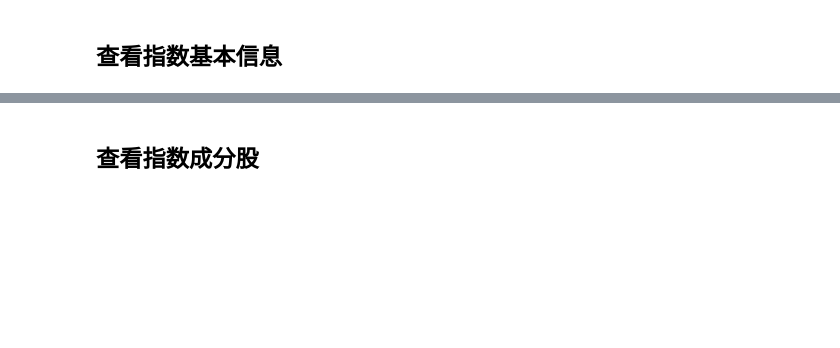
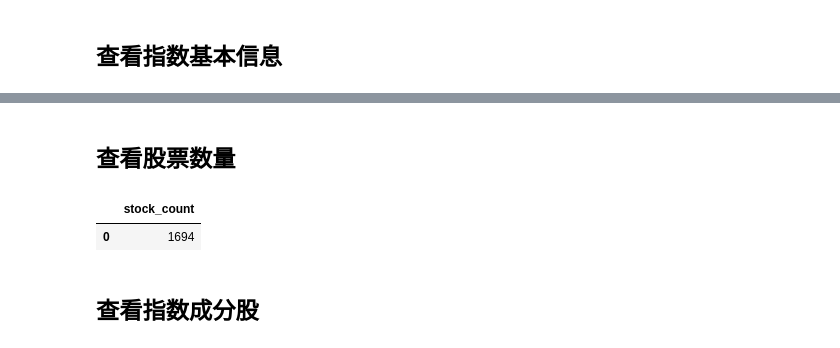
Before and after one commit to tcfh2016/institutional-holding-tracker, a Jupyter notebook: funcs-check.ipynb, the cells around one changed output, grey strips where cells are left out. Saved outputs shown, nothing was run; the diff lists cells and outputs as text; code cells hidden in the pictures; blank space fills up the shorter version.

```diff
--- a/funcs-check.ipynb
+++ b/funcs-check.ipynb
@@ -60,3 +61,15 @@ indices
+# %% [markdown]
+## 查看股票数量
+# %%
+stocks = pd.read_sql_query(
+    "SELECT COUNT(*) AS stock_count FROM stocks",
+    connection,
+)
+
+stocks
+# %% [output]
+|  | stock_count |
+| 0 | 1694 |
 # %% [markdown]
 ## 查看指数成分股
 # %%
```
Also changed, not shown: parts of 15 cells of this notebook, 17 other files.
